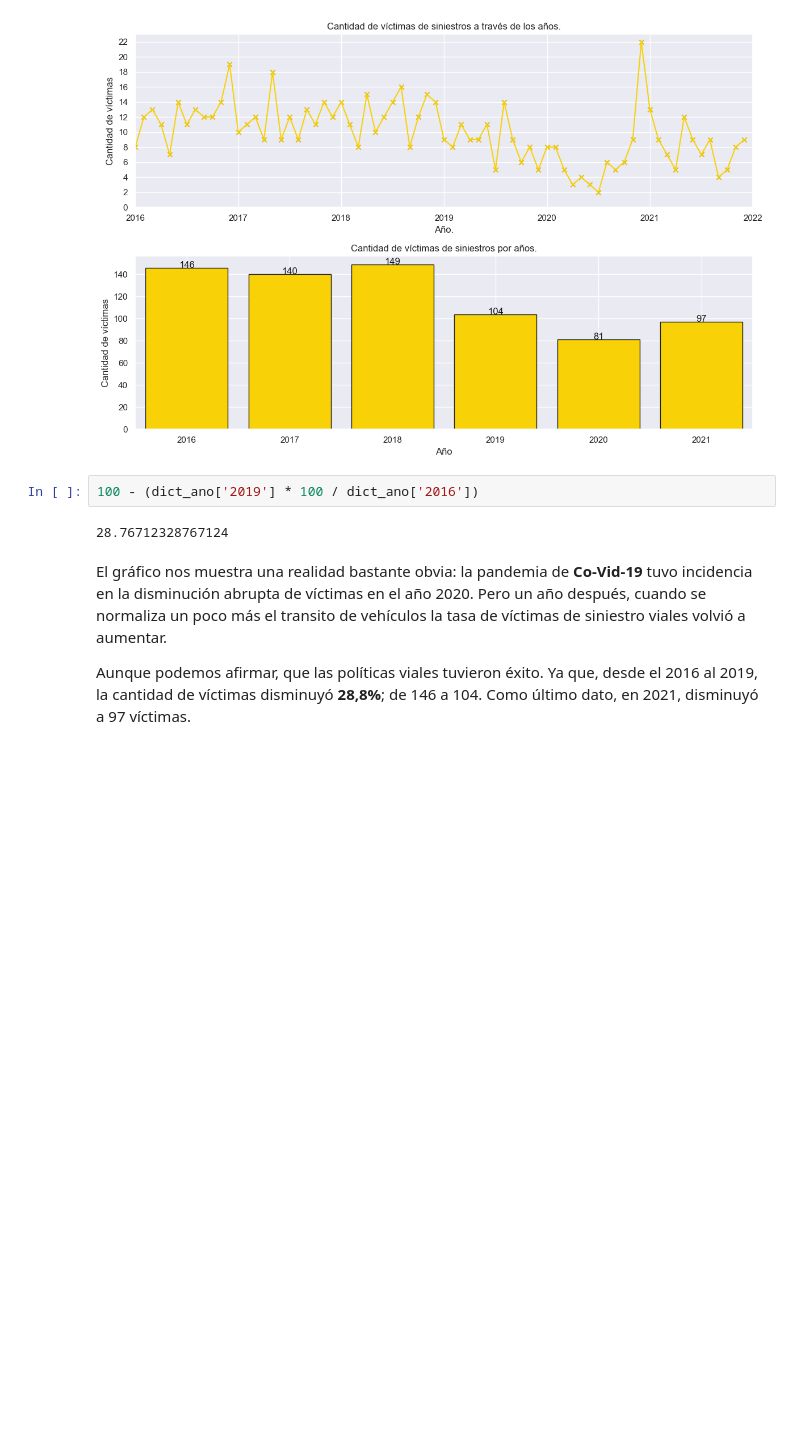
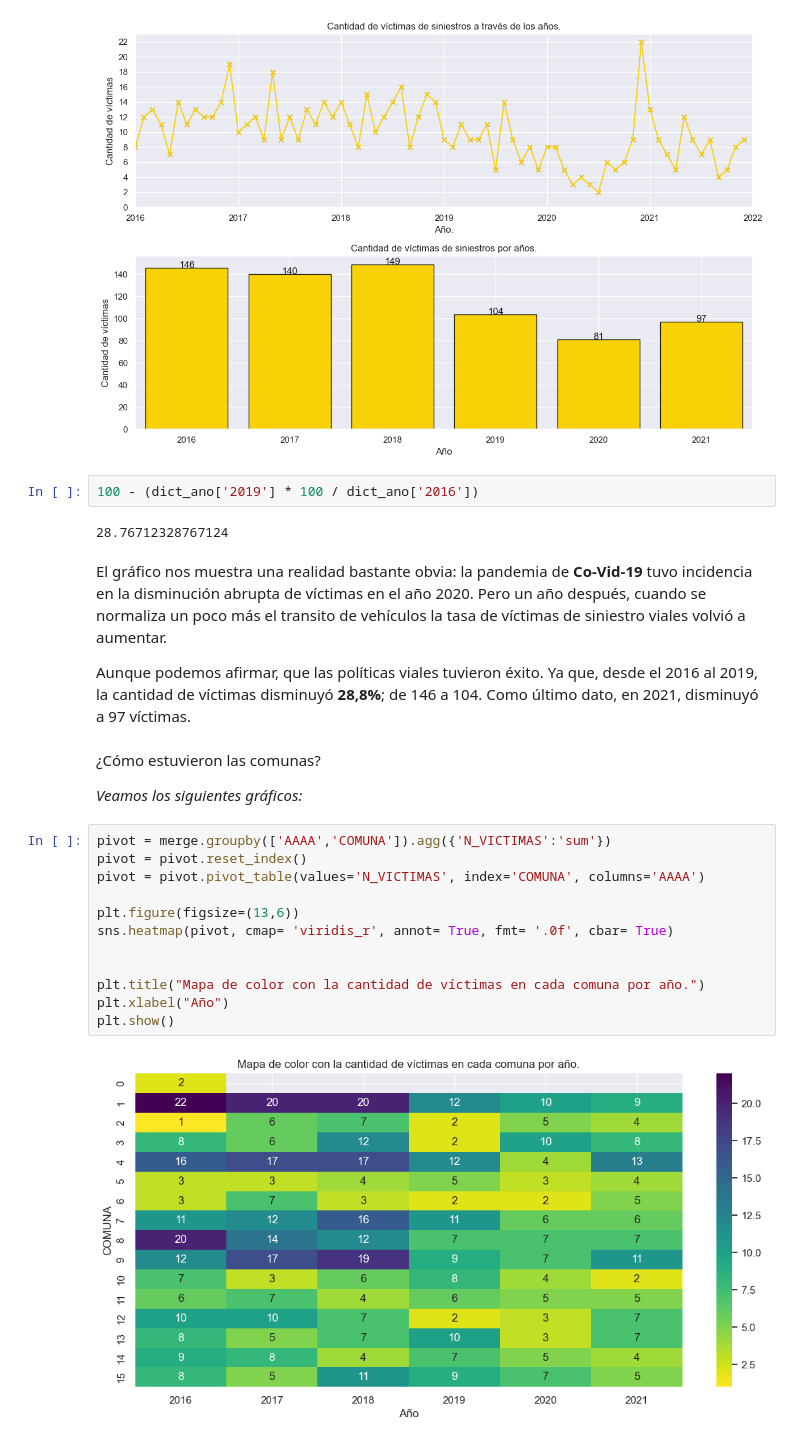
Before and after one commit to Mariagustin-Prg/Siniestros-PIDA, a Jupyter notebook: Exploratory-Data-Analysis.ipynb, the cells around one changed output. Cells and saved outputs as stored; diff of their text form; blank space fills up the shorter version.

```diff
--- a/Exploratory-Data-Analysis.ipynb
+++ b/Exploratory-Data-Analysis.ipynb
@@ -240,3 +240,20 @@ plt.show()
 El gráfico nos muestra una realidad bastante obvia: la pandemia de **Co-Vid-19** tuvo incidencia en la disminución abrupta de víctimas en el año 2020. Pero un año después, cuando se normaliza un poco más el transito de vehículos la tasa de víctimas de siniestro viales volvió a aumentar.
 
 Aunque podemos afirmar, que las políticas viales tuvieron éxito. Ya que, desde el 2016 al 2019, la cantidad de víctimas disminuyó **28,8%**; de 146 a 104. Como último dato, en 2021, disminuyó a 97 víctimas.
+# %% [markdown]
+<p align= left>¿Cómo estuvieron las comunas?</p>
+<p><em> Veamos los siguientes gráficos: </em></p>
+# %%
+pivot = merge.groupby(['AAAA','COMUNA']).agg({'N_VICTIMAS':'sum'})
+pivot = pivot.reset_index()
+pivot = pivot.pivot_table(values='N_VICTIMAS', index='COMUNA', columns='AAAA')
+
+plt.figure(figsize=(13,6))
+sns.heatmap(pivot, cmap= 'viridis_r', annot= True, fmt= '.0f', cbar= True)
+
+
+plt.title("Mapa de color con la cantidad de víctimas en cada comuna por año.")
+plt.xlabel("Año")
+plt.show()
+# %% [output]
+[figure, added]
```
Also changed, not shown: parts of 11 cells of this notebook.
